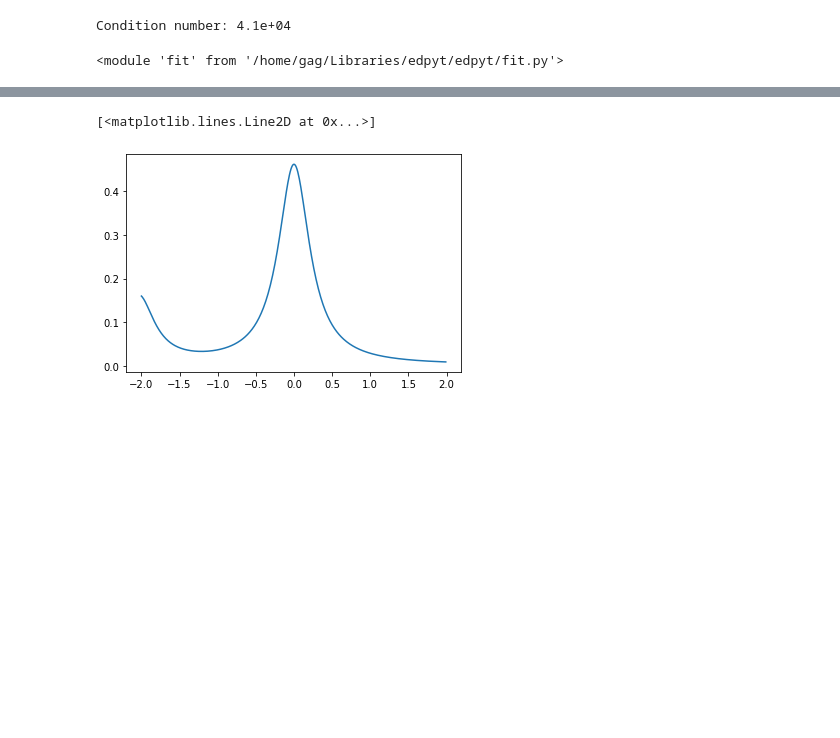
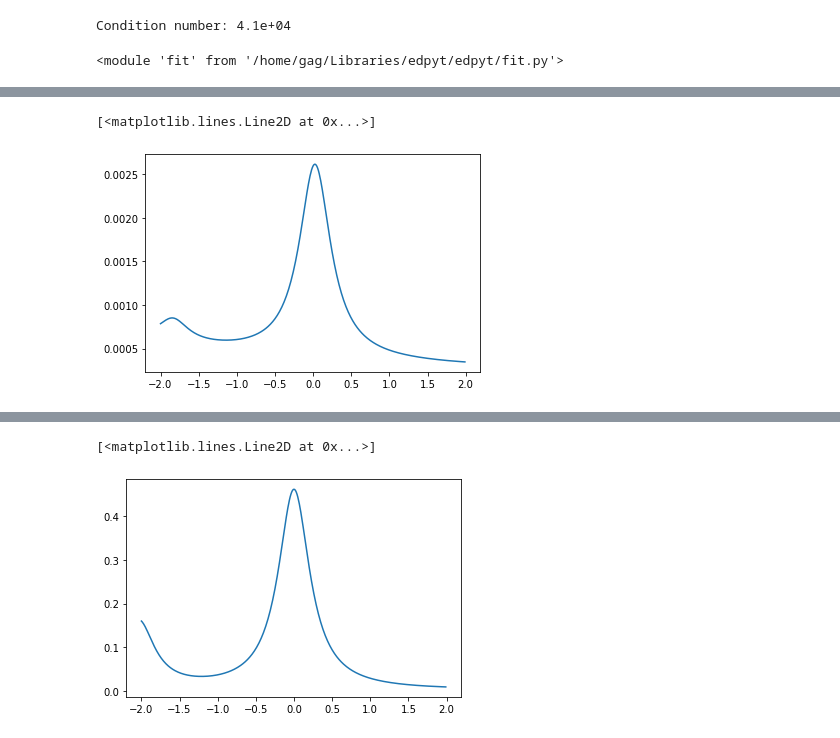
Before and after one commit to edan-bainglass/edpyt, a Jupyter notebook: edpyt/Untitled.ipynb, the cells around one changed output, grey strips where cells are left out. Saved outputs shown, nothing was run; the diff lists cells and outputs as text; code cells hidden in the pictures; blank space fills up the shorter version.

```diff
--- a/edpyt/Untitled.ipynb
+++ b/edpyt/Untitled.ipynb
@@ -77,4 +90,4 @@ for i in range(1,n):
 # %%
 U = 0.
 V[0,0] = U
-H[0,0] = gf0.H + U/2
+H[0,0] = U/2
@@ -85,7 +94,9 @@ from lookup import get_sector_index
 # %%
-nup = ndw = 6
+nup = 7
+ndw = 6
 neig_sector = np.zeros((n+1)*(n+1),int)
 neig_sector[get_sector_index(nup,ndw,n)] = 1
+neig_sector[get_sector_index(ndw,nup,n)] = 1
 # %%
 eigen_space, egs = build_espace(H, V, neig_sector)
 # %%
@@ -96,0 +106,7 @@ eta = 0.25
+# %%
+dos = -1/np.pi*gf(energies, eta).imag
+# %%
+plt.plot(energies, dos)
+# %% [output]
+[<matplotlib.lines.Line2D at 0x...>]
+[figure, added]
```
Also changed, not shown: parts of 22 cells of this notebook, 16 other files.
